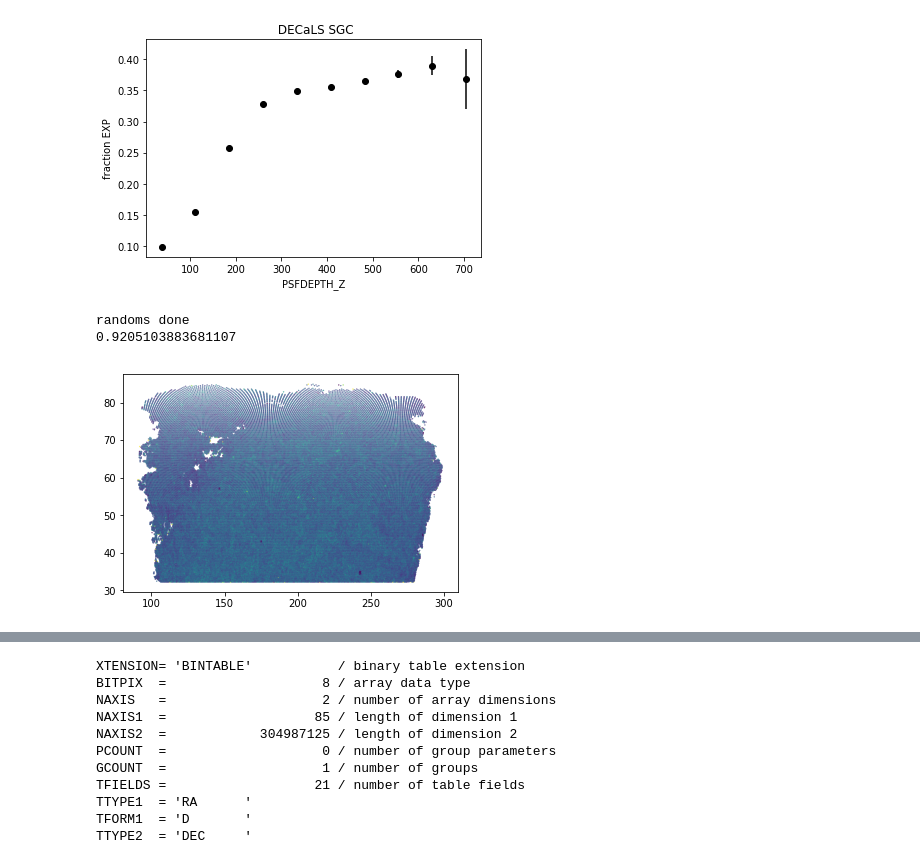
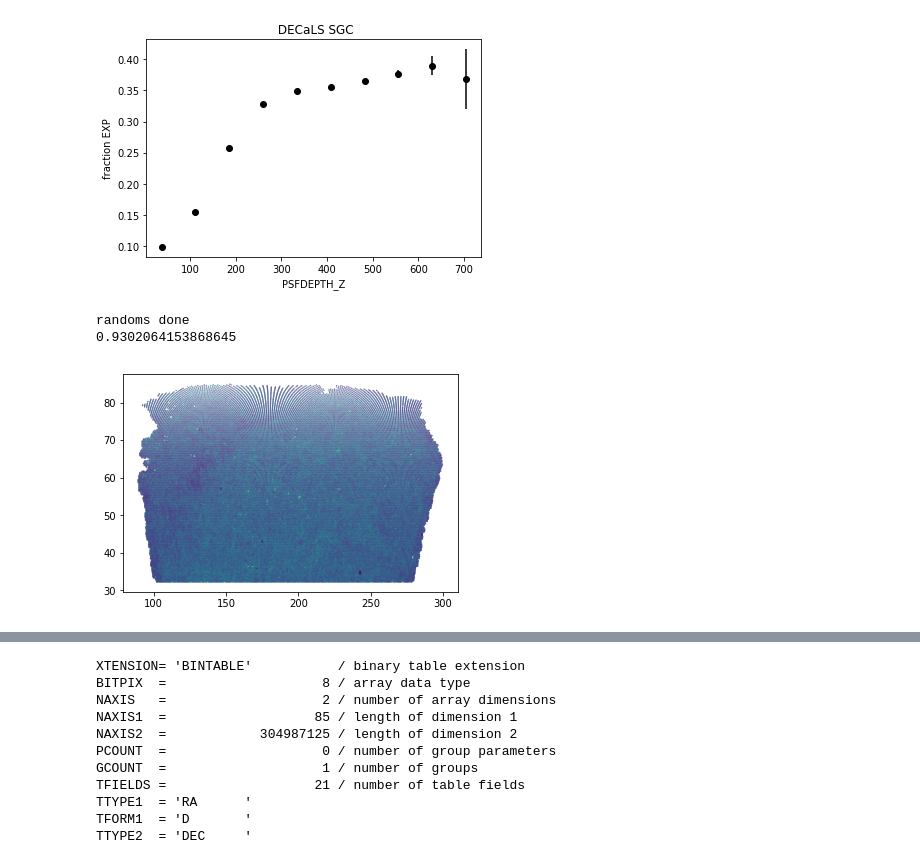
Before and after one commit to desihub/LSS, a Jupyter notebook: Sandbox/DESItarget.ipynb, the cells around one changed output, grey strips where cells are left out. Saved outputs shown, nothing was run; the diff lists cells and outputs as text; code cells hidden in the pictures.

```diff
--- a/Sandbox/DESItarget.ipynb
+++ b/Sandbox/DESItarget.ipynb
@@ -497,10 +596,11 @@ plotfracEXPvsdepth(r3,d3,reg=' DECaLS SGC')
 [figure]
 [figure]
 # %%
-wd = d1['EBV']<0.1
-wr = r1['EBV']<0.1
+wd = (d1['GALDEPTH_G']*np.exp(-3.214*d1['EBV']) > 300)
+#rgtrans = get_pixkey(rpix[sr1],'MW_TRANSMISSION_G')
+wr = (r1['GALDEPTH_G']*np.exp(-3.214*r1['EBV'])>300)
 plotdens(d1[wd],r1[wr])
 # %% [output]
 randoms done
-0.9205103883681107
+0.9302064153868645
-[figure, old version]
+[figure, new version]
```
Also changed, not shown: parts of 10 cells of this notebook.
